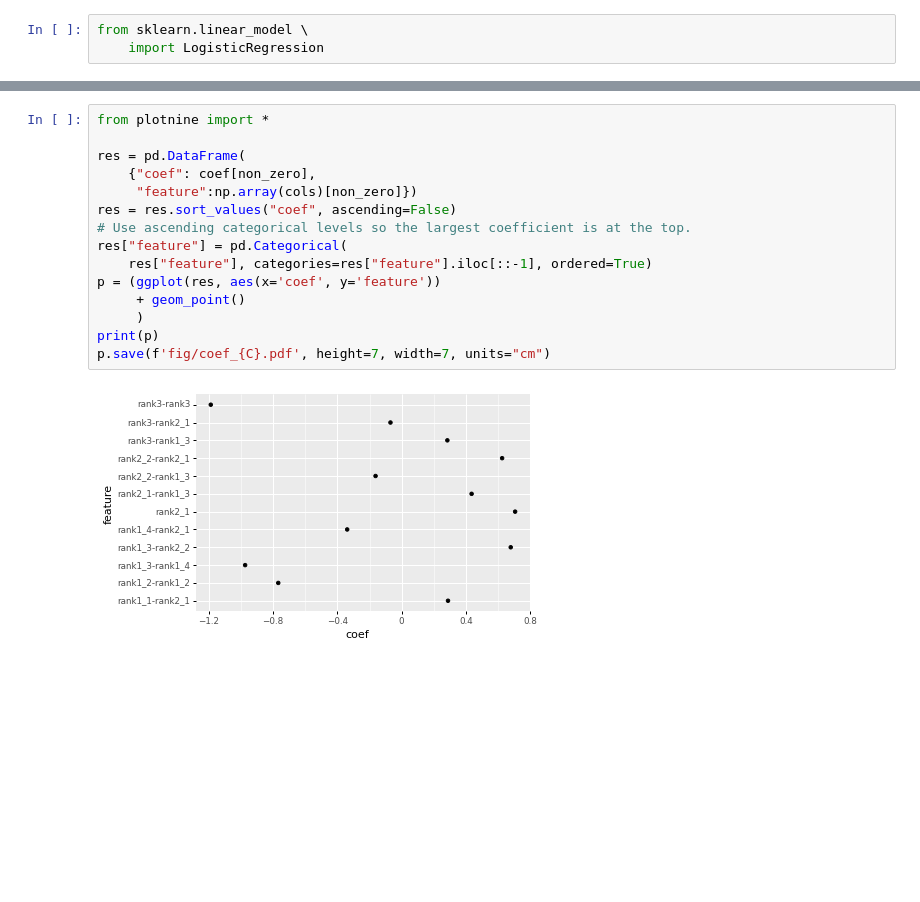
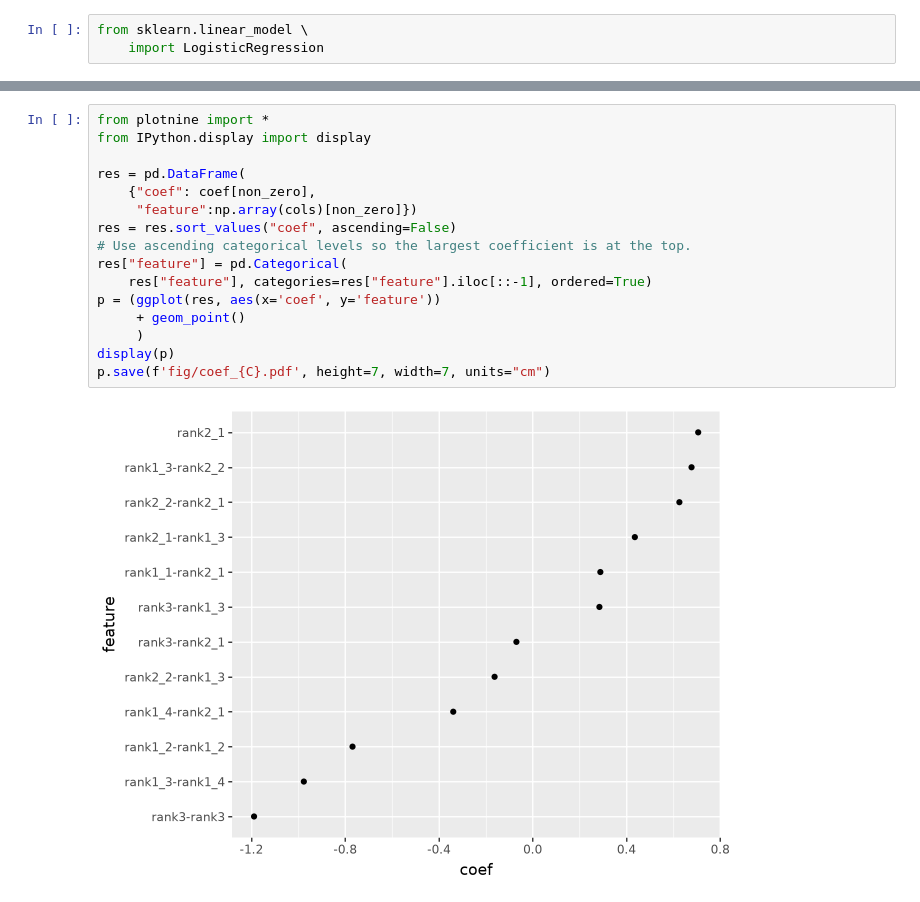
Before and after one commit to kishiyamat/jcss-2022-repl, a Jupyter notebook: analysis.ipynb, the cells around one changed output, grey strips where cells are left out. Saved outputs shown, nothing was run; the diff lists cells and outputs as text; blank space fills up the shorter version.

Commit message:
Refresh sorted coefficient plots

```diff
--- a/analysis.ipynb
+++ b/analysis.ipynb
@@ -115,17 +115,18 @@ sum(non_zero)
 # %%
 from plotnine import *
+from IPython.display import display
 
 res = pd.DataFrame(
     {"coef": coef[non_zero],
      "feature":np.array(cols)[non_zero]})
 res = res.sort_values("coef", ascending=False)
 # Use ascending categorical levels so the largest coefficient is at the top.
 res["feature"] = pd.Categorical(
     res["feature"], categories=res["feature"].iloc[::-1], ordered=True)
 p = (ggplot(res, aes(x='coef', y='feature'))
      + geom_point()
      )
-print(p)
+display(p)
 p.save(f'fig/coef_{C}.pdf', height=7, width=7, units="cm")
 # %% [output]
-[figure, old version]
+[figure, new version]
```
Also changed, not shown: parts of 5 cells of this notebook, 1 other file.
